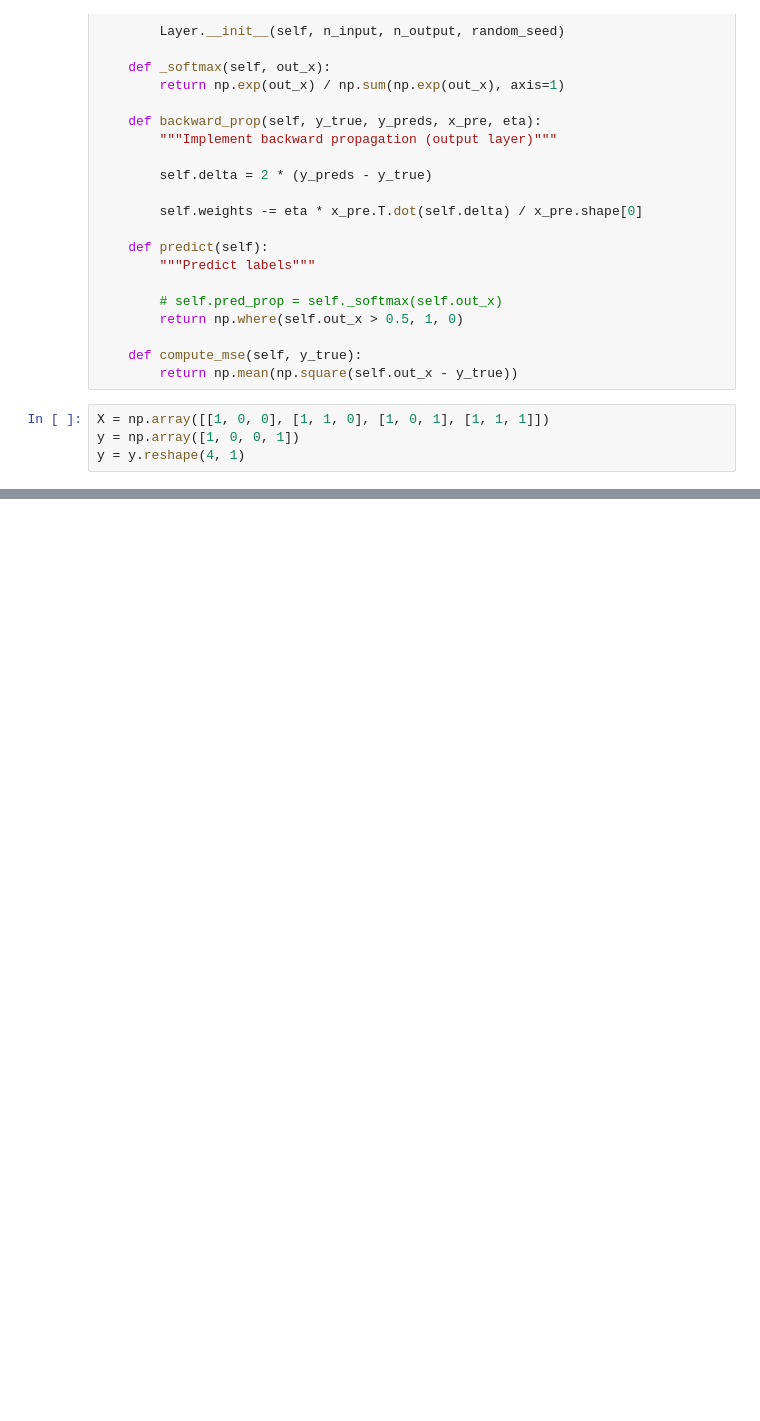
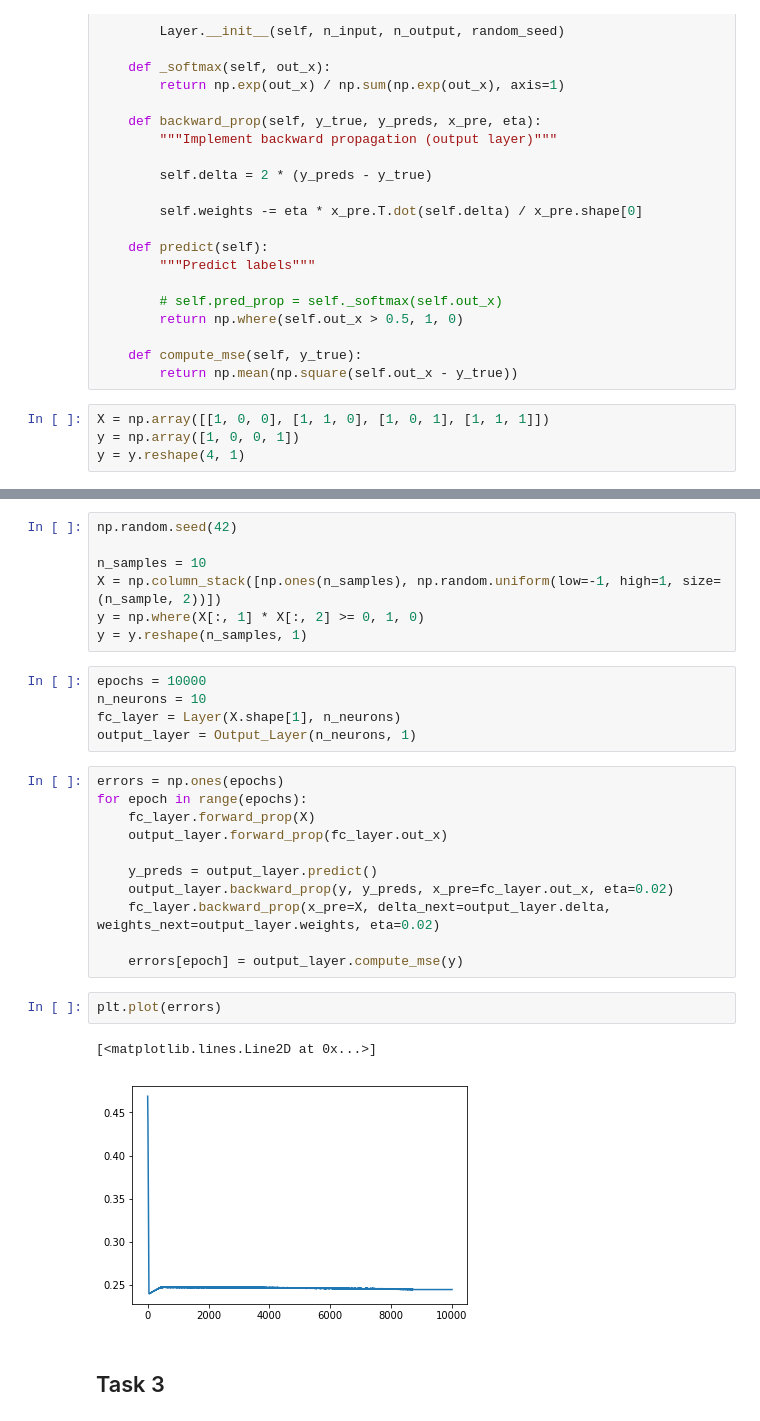
Before and after one commit to slchangtw/machine_learning_Jacobs, a Jupyter notebook: MLP.ipynb, the cells around one changed output, grey strips where cells are left out. Cells and saved outputs as stored; diff of their text form; blank space fills up the shorter version.

```diff
--- a/MLP.ipynb
+++ b/MLP.ipynb
@@ -87,0 +92,30 @@ plt.plot(errors)
+# %%
+np.random.seed(42)
+
+n_samples = 10
+X = np.column_stack([np.ones(n_samples), np.random.uniform(low=-1, high=1, size=(n_sample, 2))])
+y = np.where(X[:, 1] * X[:, 2] >= 0, 1, 0)
+y = y.reshape(n_samples, 1)
+# %%
+epochs = 10000
+n_neurons = 10
+fc_layer = Layer(X.shape[1], n_neurons)
+output_layer = Output_Layer(n_neurons, 1)
+# %%
+errors = np.ones(epochs)
+for epoch in range(epochs):
+    fc_layer.forward_prop(X)
+    output_layer.forward_prop(fc_layer.out_x)
+
+    y_preds = output_layer.predict()
+    output_layer.backward_prop(y, y_preds, x_pre=fc_layer.out_x, eta=0.02)
+    fc_layer.backward_prop(x_pre=X, delta_next=output_layer.delta, weights_next=output_layer.weights, eta=0.02)
+
+    errors[epoch] = output_layer.compute_mse(y)
+# %%
+plt.plot(errors)
+# %% [output]
+[<matplotlib.lines.Line2D at 0x...>]
+[figure, added]
+# %% [markdown]
+## Task 3
```
Also changed, not shown: parts of 14 cells of this notebook.
